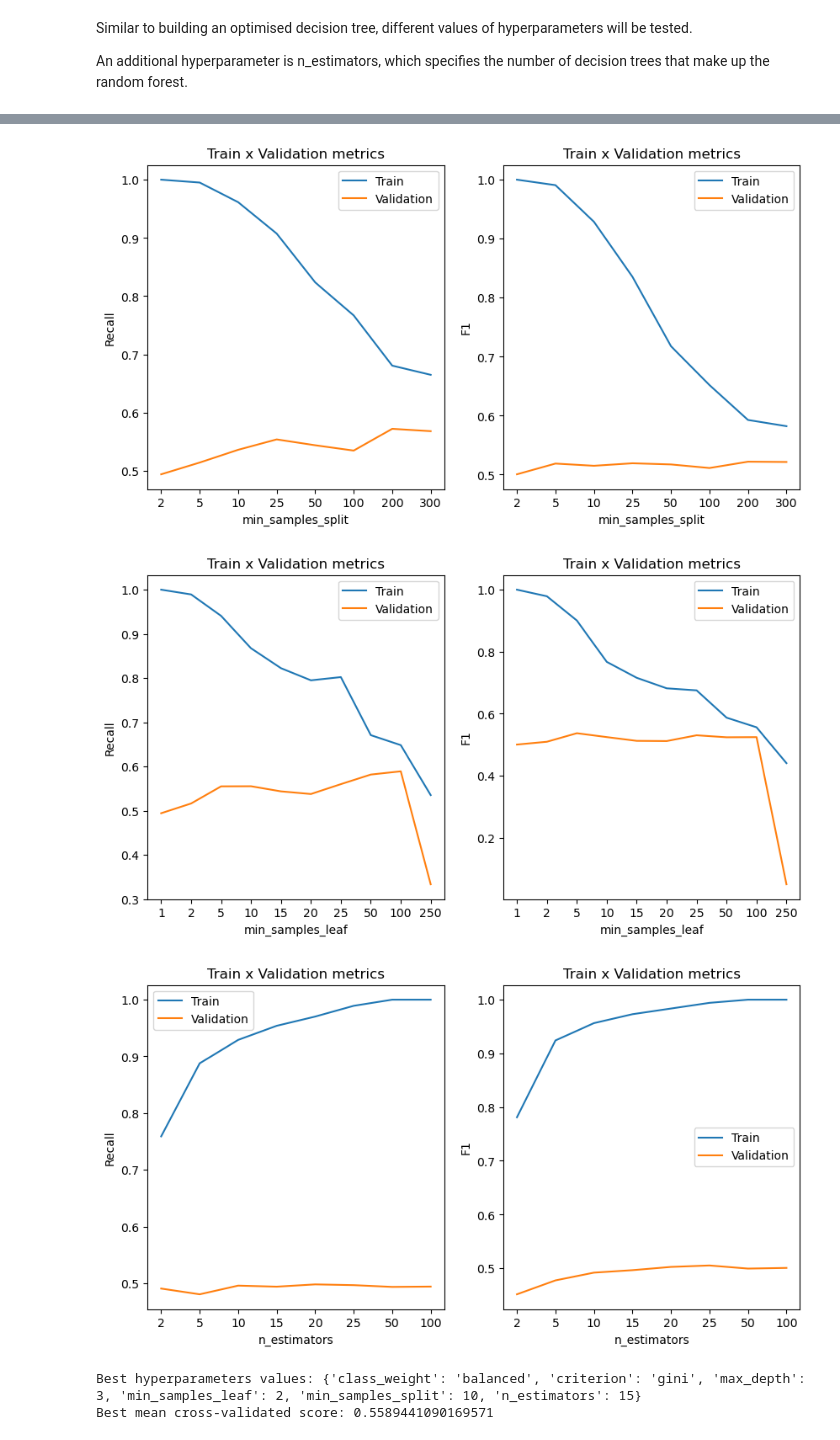
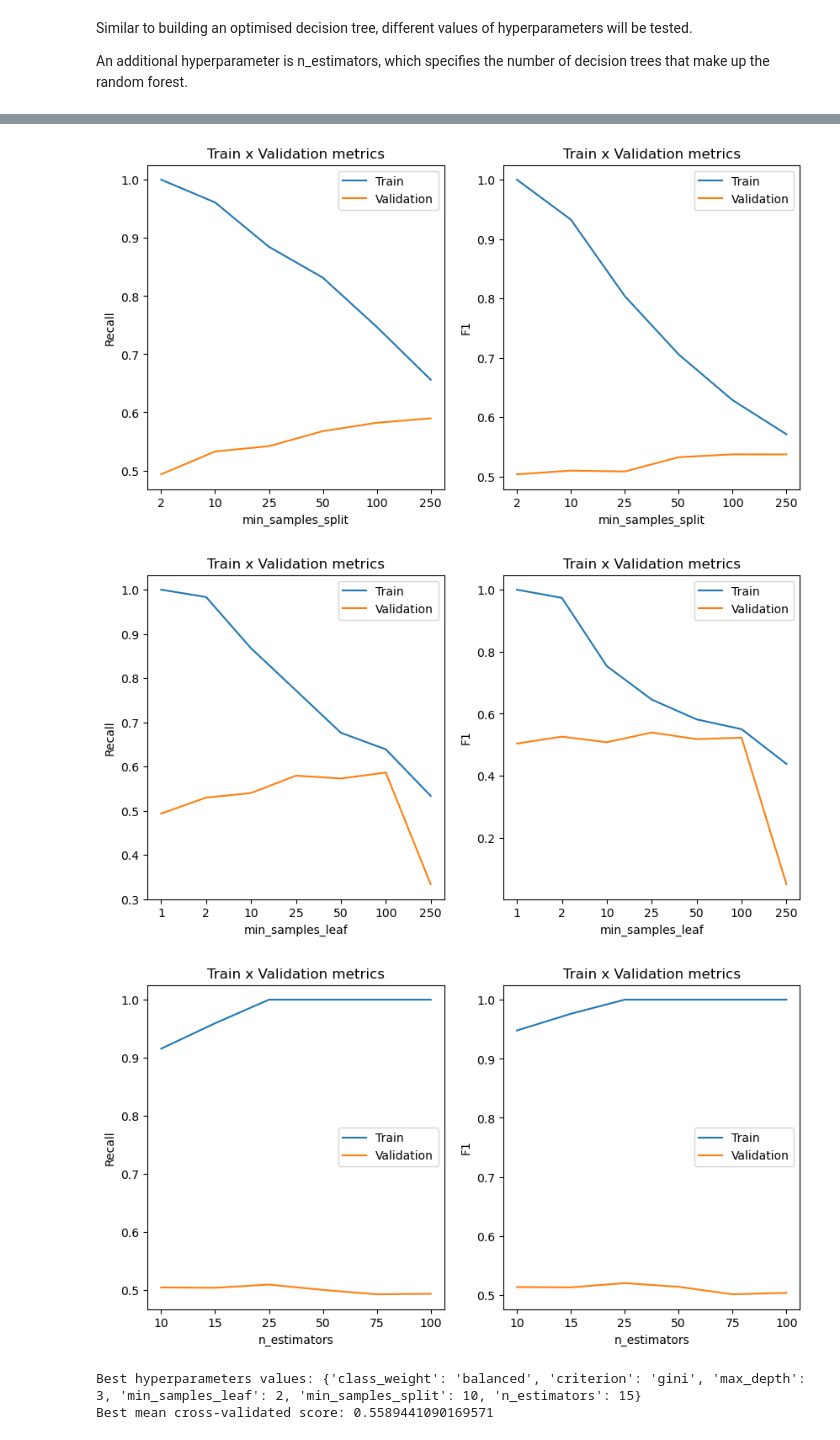
Before and after one commit to ryansoh-42/interpretable-ML-T2DM, a Jupyter notebook: notebooks/04_model_training.ipynb, the cells around one changed output, grey strips where cells are left out. Cells and saved outputs as stored; diff of their text form; code cells hidden in the pictures.

```diff
--- a/notebooks/04_model_training.ipynb
+++ b/notebooks/04_model_training.ipynb
@@ -643,12 +649,11 @@ An additional hyperparameter is n_estimators, which specifies the number of deci
 from sklearn.ensemble import RandomForestClassifier
 # %%
 # Create a list of values for the Random Forest Classifier parameters to observe their effects on model performance
-max_depth_list = [1, 2, 3, 4, 5, 10, 20]
-min_samples_split_list = [2, 5, 10, 25, 50, 100, 200, 300]
-min_samples_leaf_list = [1, 2, 5, 10, 15, 20, 25, 50, 100, 250]
-n_estimators_list = [2, 5, 10, 15, 20, 25, 50, 100]
+max_depth_list = [1, 2, 3, 4, 5, 10]
+min_samples_split_list = [2, 10, 25, 50, 100, 250]
+min_samples_leaf_list = [1, 2, 10, 25, 50, 100, 250]
+n_estimators_list = [10, 15, 25, 50, 75, 100]
 
-CRITERION = "entropy"
 CLASS_WEIGHT = "balanced"
 RANDOM_STATE = 42
 # %%
@@ -659,8 +664,7 @@ f1_scores_train =[]
 f1_scores_cv = []
 
 for max_depth in max_depth_list:
-    rf = RandomForestClassifier(criterion=CRITERION,
-                                max_depth=max_depth,
+    rf = RandomForestClassifier(max_depth=max_depth,
                                 class_weight=CLASS_WEIGHT,
                                 random_state=RANDOM_STATE
                                 )
@@ -715,8 +719,7 @@ f1_scores_train =[]
 f1_scores_cv = []
 
 for min_samples_split in min_samples_split_list:
-    rf = RandomForestClassifier(criterion=CRITERION,
-                                min_samples_split=min_samples_split,
+    rf = RandomForestClassifier(min_samples_split=min_samples_split,
                                 class_weight=CLASS_WEIGHT,
                                 random_state=RANDOM_STATE
                                 )
@@ -762,7 +765,7 @@ plt.legend(["Train", "Validation"])
 
 plt.show()
 # %% [output]
-[figure, old version]
+[figure, new version]
 # %%
 # Evaluating min_samples_leaf
 recall_scores_train = []
@@ -771,8 +774,7 @@ f1_scores_train =[]
 f1_scores_cv = []
 
 for min_samples_leaf in min_samples_leaf_list:
-    rf = RandomForestClassifier(criterion=CRITERION,
-                                min_samples_leaf=min_samples_leaf,
+    rf = RandomForestClassifier(min_samples_leaf=min_samples_leaf,
                                 class_weight=CLASS_WEIGHT,
                                 random_state=RANDOM_STATE
                                 )
@@ -818,7 +820,7 @@ plt.legend(["Train", "Validation"])
 
 plt.show()
 # %% [output]
-[figure, old version]
+[figure, new version]
 # %%
 # Evaluating n_estimators
 recall_scores_train = []
@@ -827,8 +829,7 @@ f1_scores_train =[]
 f1_scores_cv = []
 
 for n_estimators in n_estimators_list:
-    rf = RandomForestClassifier(criterion=CRITERION,
-                                n_estimators=n_estimators,
+    rf = RandomForestClassifier(n_estimators=n_estimators,
                                 class_weight=CLASS_WEIGHT,
                                 random_state=RANDOM_STATE
                                 )
@@ -847,33 +848,33 @@ for n_estimators in n_estimators_list:
 
     recall_cv_mean = recall_cv.mean()
     f1_cv_mean = f1_cv.mean()
 
     recall_scores_cv.append(recall_cv_mean)
     f1_scores_cv.append(f1_cv_mean)
 
 
 plt.figure(figsize=(10, 5))
 
 plt.subplot(1,2,1)
 plt.title("Train x Validation metrics")
 plt.xlabel("n_estimators")
 plt.ylabel("Recall")
 plt.xticks(ticks=range(len(n_estimators_list)), labels=n_estimators_list)
 plt.plot(recall_scores_train)
 plt.plot(recall_scores_cv)
 plt.legend(["Train", "Validation"])
 
 plt.subplot(1,2,2)
 plt.title("Train x Validation metrics")
 plt.xlabel("n_estimators")
 plt.ylabel("F1")
 plt.xticks(ticks=range(len(n_estimators_list)), labels=n_estimators_list)
 plt.plot(f1_scores_train)
 plt.plot(f1_scores_cv)
 plt.legend(["Train", "Validation"])
 
 plt.show()
 # %% [output]
-[figure, old version]
+[figure, new version]
 # %%
 # Define parameter grid
```
Also changed, not shown: parts of 29 cells of this notebook.
